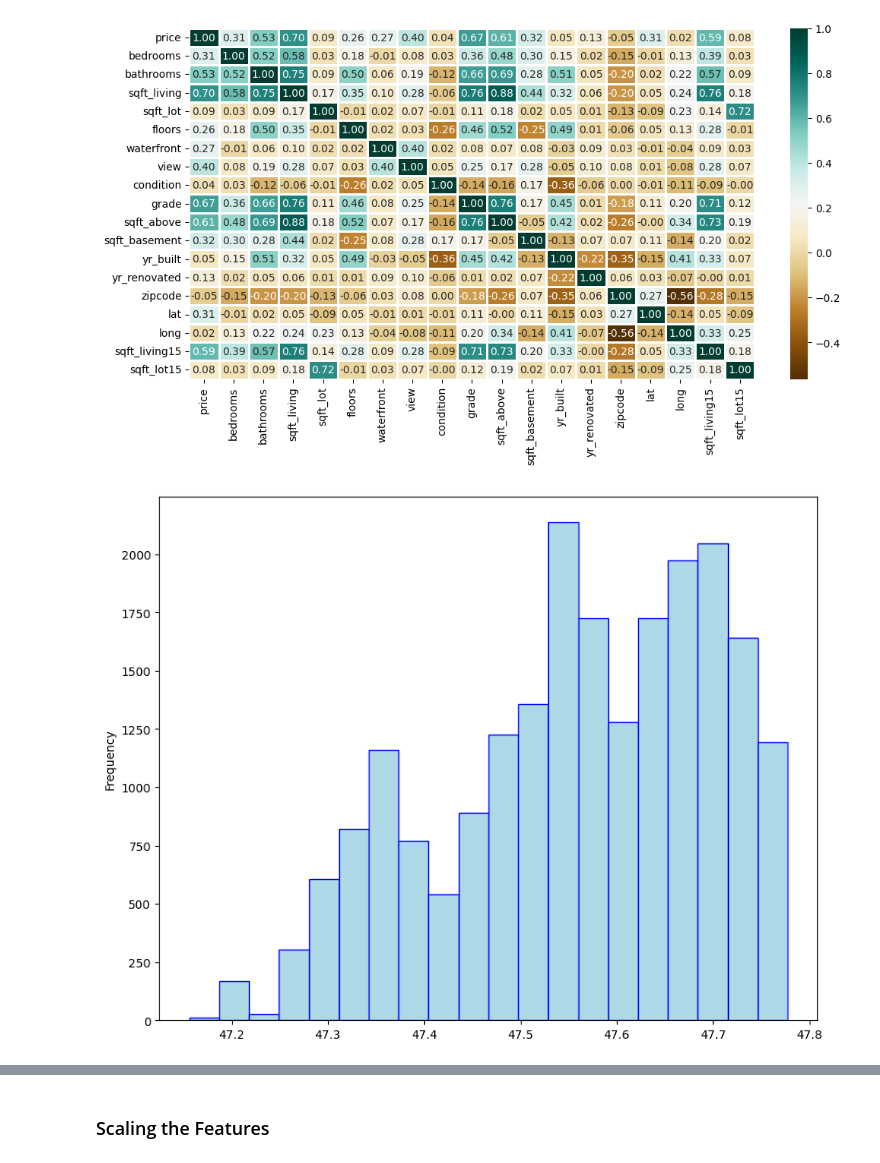
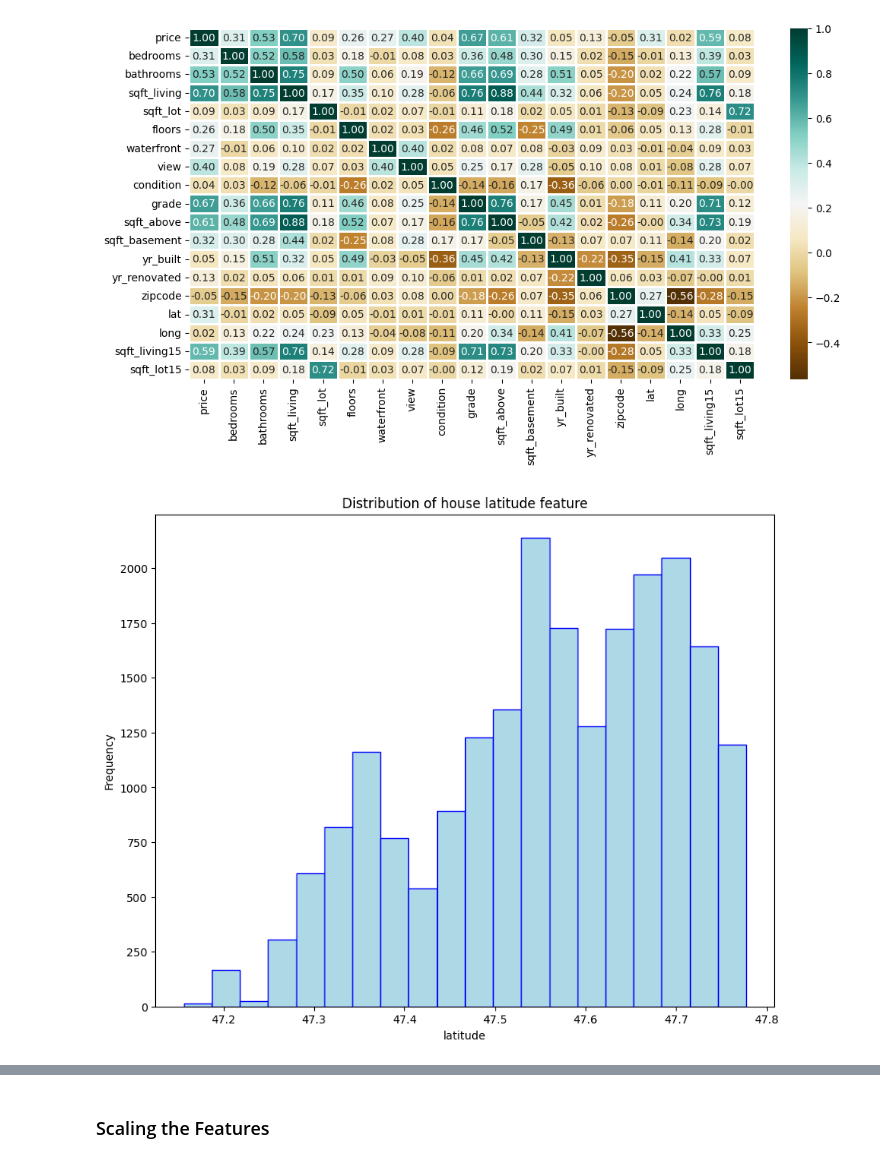
Before and after one commit to sunshine5/Capstone, a Jupyter notebook: prompt.ipynb, the cells around one changed output, grey strips where cells are left out. Drawn from its saved outputs; the diff is of its cells as text; code cells hidden in the pictures.

```diff
--- a/prompt.ipynb
+++ b/prompt.ipynb
@@ -284,8 +285,10 @@ sns.heatmap(housing_df.corr(),
 # %%
 # Visualize distribution of house latitude feature
 housing_df['lat'].plot(kind = 'hist',bins = 20, figsize=(10,8),color = 'lightblue',edgecolor='blue' )
+plt.title('Distribution of house latitude feature')
+plt.xlabel('latitude')
 plt.show()
 # %% [output]
-[figure, old version]
+[figure, new version]
 # %%
 # Visualize distribution of house longitude feature
```
Also changed, not shown: parts of 50 cells of this notebook.
